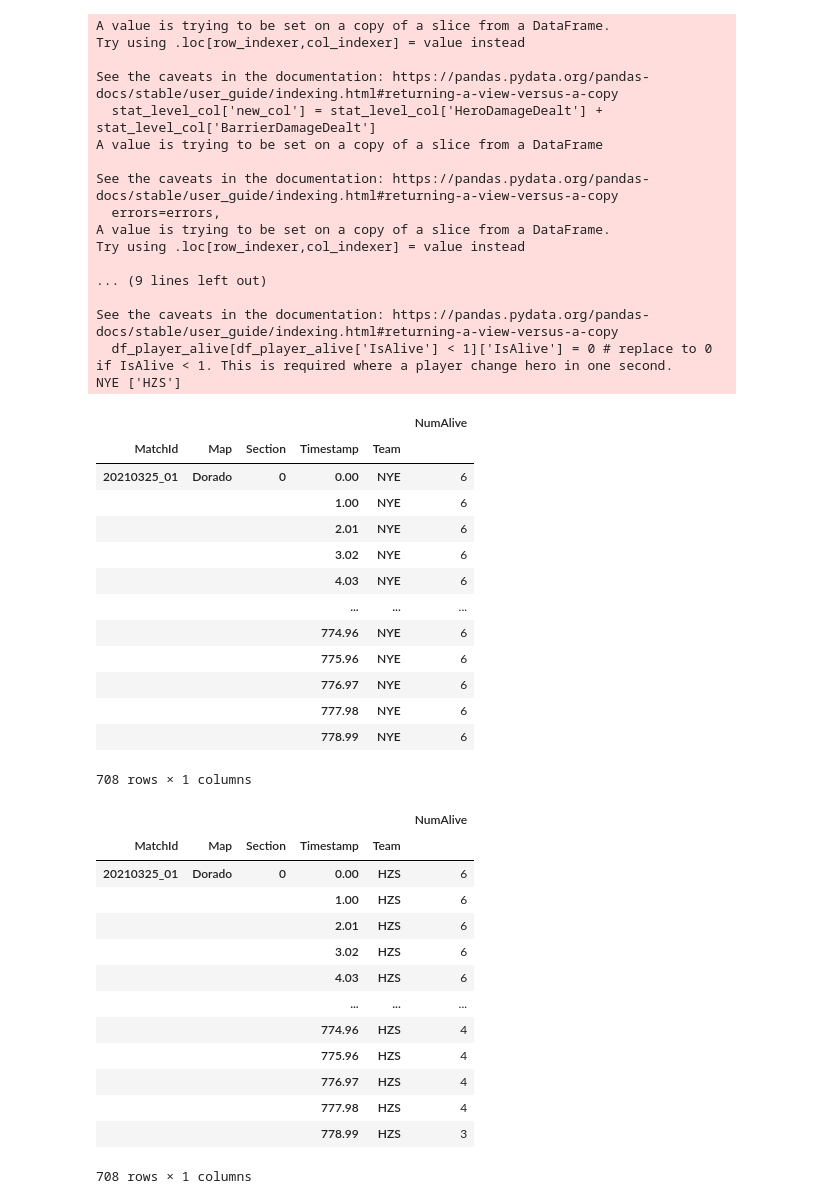
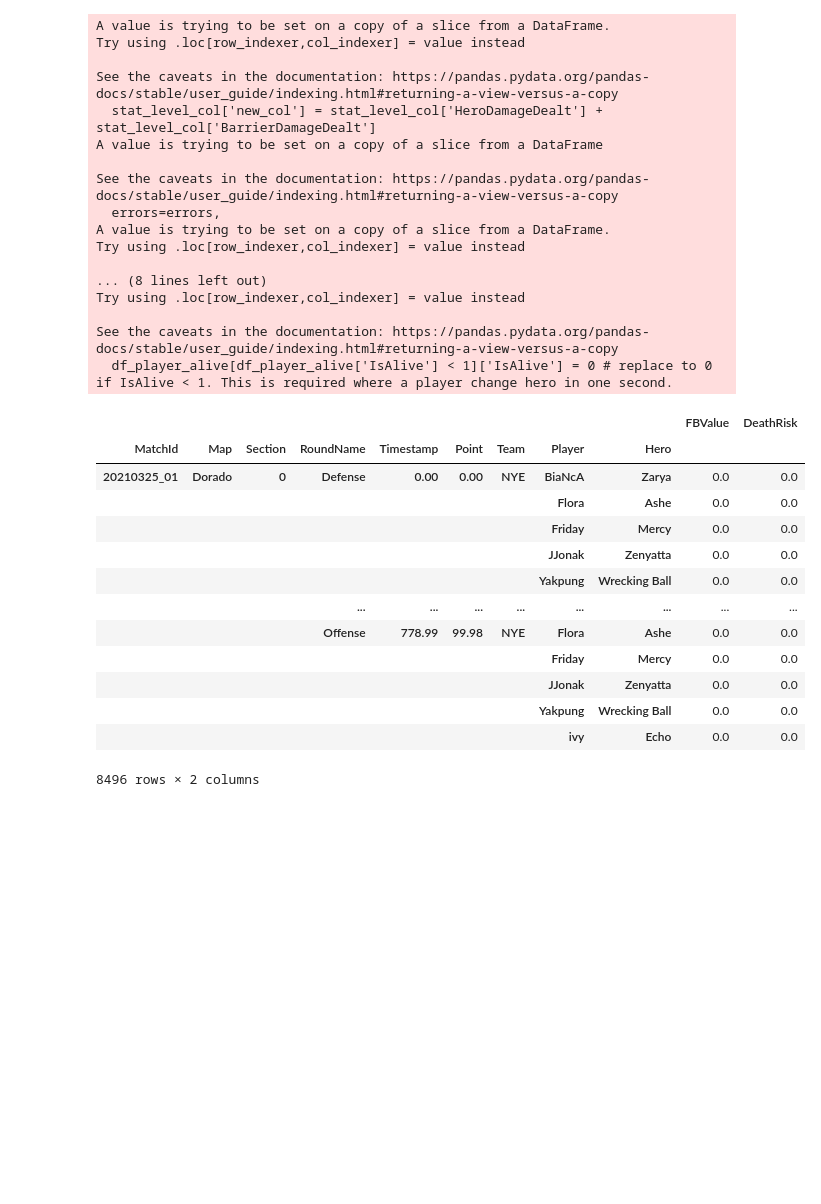
Before and after one commit to yongcheoljeong/owl-scrim_stat_log, a Jupyter notebook: scrim_stat_log.ipynb, the cells around one changed output. Drawn from its saved outputs; the diff is of its cells as text; code cells hidden in the pictures; blank space fills up the shorter version.

Commit message:
add AdvancedStat.FBValue and AdvancedStat.DeathRisk

```diff
--- a/scrim_stat_log.ipynb
+++ b/scrim_stat_log.ipynb
@@ -315,7 +315,10 @@ class ScrimLog():
     def set_AdvancedStat(self):
         # RCP
         df_AdvancedStat = RCPv1(self.df_TraditionalStat).get_df_result()
-
+        # FB_value
+        df_AdvancedStat = FBValue(df_AdvancedStat).get_df_result()
+        # Death_risk
+        df_AdvancedStat = DeathRisk(df_AdvancedStat).get_df_result()
 
         # indexing
         df_AdvancedStat = df_AdvancedStat.groupby(by=self.idx_col).sum()
@@ -506,55 +509,39 @@ class ScrimLog():
 # %%
 filename = '20210325_01_HZS_Dorado'
 scrim = ScrimLog(filename)
 df_WorkshopStat = scrim.df_WorkshopStat
 df_TraditionalStat = scrim.df_TraditionalStat
 df_AdvancedStat = scrim.df_AdvancedStat
-display(df_WorkshopStat)
-display(df_TraditionalStat[['NumAlive']])
-display(df_AdvancedStat[['RCP']])
+display(df_AdvancedStat[['FBValue', 'DeathRisk']])
 # %% [output]
 A value is trying to be set on a copy of a slice from a DataFrame.
 Try using .loc[row_indexer,col_indexer] = value instead
 
 See the caveats in the documentation: https://pandas.pydata.org/pandas-docs/stable/user_guide/indexing.html#returning-a-view-versus-a-copy
   stat_level_col['new_col'] = stat_level_col['HeroDamageDealt'] + stat_level_col['BarrierDamageDealt']
 A value is trying to be set on a copy of a slice from a DataFrame
 
 See the caveats in the documentation: https://pandas.pydata.org/pandas-docs/stable/user_guide/indexing.html#returning-a-view-versus-a-copy
   errors=errors,
 A value is trying to be set on a copy of a slice from a DataFrame.
 Try using .loc[row_indexer,col_indexer] = value instead
 
-... (9 lines left out)
+... (8 lines left out)
+Try using .loc[row_indexer,col_indexer] = value instead
 
 See the caveats in the documentation: https://pandas.pydata.org/pandas-docs/stable/user_guide/indexing.html#returning-a-view-versus-a-copy
   df_player_alive[df_player_alive['IsAlive'] < 1]['IsAlive'] = 0 # replace to 0 if IsAlive < 1. This is required where a player change hero in one second.
-NYE ['HZS']
-|  |  |  |  |  | NumAlive |
-| MatchId | Map | Section | Timestamp | Team |  |
-| 20210325_01 | Dorado | 0 | 0.00 | NYE | 6 |
-|  |  |  | 1.00 | NYE | 6 |
-|  |  |  | 2.01 | NYE | 6 |
-|  |  |  | 3.02 | NYE | 6 |
-|  |  |  | 4.03 | NYE | 6 |
-|  |  |  | ... | ... | ... |
-|  |  |  | 774.96 | NYE | 6 |
-|  |  |  | 775.96 | NYE | 6 |
-|  |  |  | 776.97 | NYE | 6 |
-|  |  |  | 777.98 | NYE | 6 |
-|  |  |  | 778.99 | NYE | 6 |
+|  |  |  |  |  |  |  |  |  | FBValue | DeathRisk |
+| MatchId | Map | Section | RoundName | Timestamp | Point | Team | Player | Hero |  |  |
+| 20210325_01 | Dorado | 0 | Defense | 0.00 | 0.00 | NYE | BiaNcA | Zarya | 0.0 | 0.0 |
+|  |  |  |  |  |  |  | Flora | Ashe | 0.0 | 0.0 |
+|  |  |  |  |  |  |  | Friday | Mercy | 0.0 | 0.0 |
+|  |  |  |  |  |  |  | JJonak | Zenyatta | 0.0 | 0.0 |
+|  |  |  |  |  |  |  | Yakpung | Wrecking Ball | 0.0 | 0.0 |
+|  |  |  | ... | ... | ... | ... | ... | ... | ... | ... |
+|  |  |  | Offense | 778.99 | 99.98 | NYE | Flora | Ashe | 0.0 | 0.0 |
+|  |  |  |  |  |  |  | Friday | Mercy | 0.0 | 0.0 |
+|  |  |  |  |  |  |  | JJonak | Zenyatta | 0.0 | 0.0 |
+|  |  |  |  |  |  |  | Yakpung | Wrecking Ball | 0.0 | 0.0 |
+|  |  |  |  |  |  |  | ivy | Echo | 0.0 | 0.0 |
-708 rows × 1 columns
+8496 rows × 2 columns
-|  |  |  |  |  | NumAlive |
-| MatchId | Map | Section | Timestamp | Team |  |
-| 20210325_01 | Dorado | 0 | 0.00 | HZS | 6 |
-|  |  |  | 1.00 | HZS | 6 |
-|  |  |  | 2.01 | HZS | 6 |
-|  |  |  | 3.02 | HZS | 6 |
-|  |  |  | 4.03 | HZS | 6 |
-|  |  |  | ... | ... | ... |
-|  |  |  | 774.96 | HZS | 4 |
-|  |  |  | 775.96 | HZS | 4 |
-|  |  |  | 776.97 | HZS | 4 |
-|  |  |  | 777.98 | HZS | 4 |
-|  |  |  | 778.99 | HZS | 3 |
-708 rows × 1 columns
```
Also changed, not shown: parts of 4 cells of this notebook, 1 other file.
